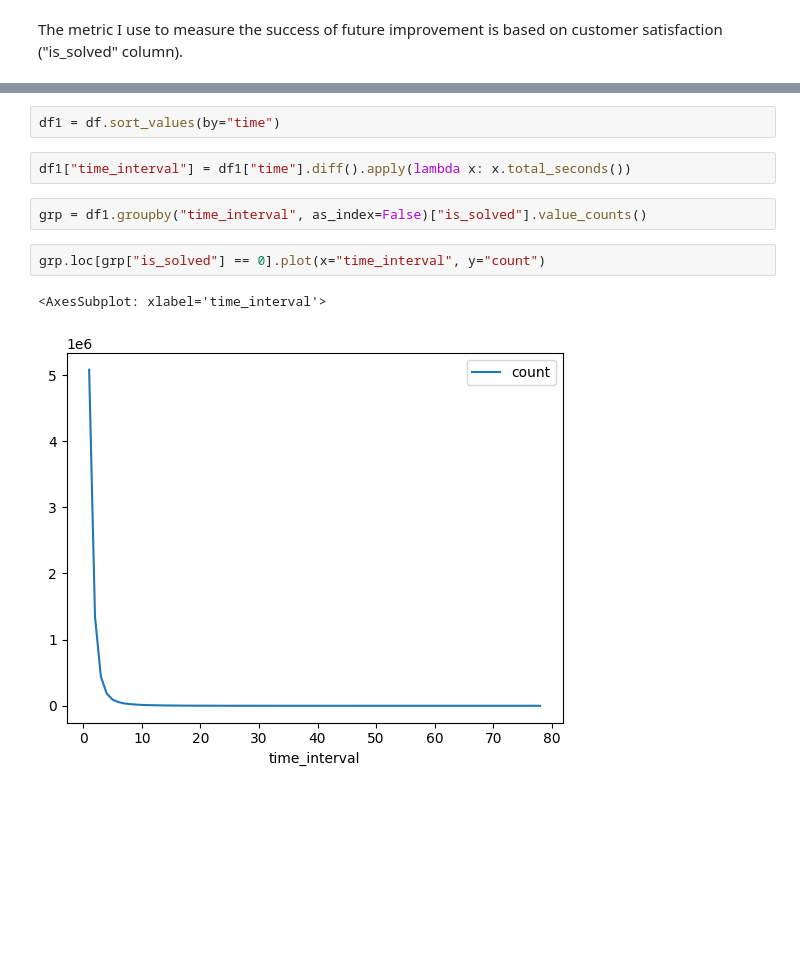
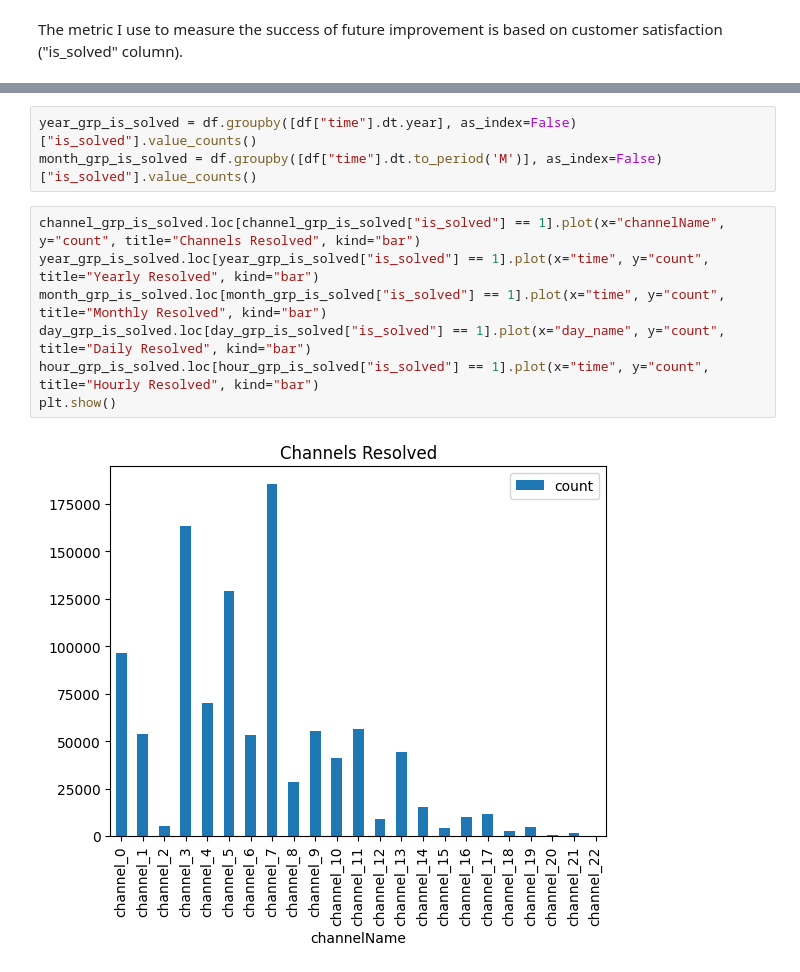
Before and after one commit to adrioui/data-exploration, a Jupyter notebook: Data Exploration.ipynb, the cells around one changed output, grey strips where cells are left out. Drawn from its saved outputs; the diff is of its cells as text; blank space fills up the shorter version.

```diff
--- a/Data Exploration.ipynb
+++ b/Data Exploration.ipynb
@@ -295,11 +285,12 @@ plt.show()
-# %%
-df1 = df.sort_values(by="time")
-# %%
-df1["time_interval"] = df1["time"].diff().apply(lambda x: x.total_seconds())
-# %%
-grp = df1.groupby("time_interval", as_index=False)["is_solved"].value_counts()
-# %%
-grp.loc[grp["is_solved"] == 0].plot(x="time_interval", y="count")
-# %% [output]
-<AxesSubplot: xlabel='time_interval'>
-[figure, removed]
+# %%
+year_grp_is_solved = df.groupby([df["time"].dt.year], as_index=False)["is_solved"].value_counts()
+month_grp_is_solved = df.groupby([df["time"].dt.to_period('M')], as_index=False)["is_solved"].value_counts()
+# %%
+channel_grp_is_solved.loc[channel_grp_is_solved["is_solved"] == 1].plot(x="channelName", y="count", title="Channels Resolved", kind="bar")
+year_grp_is_solved.loc[year_grp_is_solved["is_solved"] == 1].plot(x="time", y="count", title="Yearly Resolved", kind="bar")
+month_grp_is_solved.loc[month_grp_is_solved["is_solved"] == 1].plot(x="time", y="count", title="Monthly Resolved", kind="bar")
+day_grp_is_solved.loc[day_grp_is_solved["is_solved"] == 1].plot(x="day_name", y="count", title="Daily Resolved", kind="bar")
+hour_grp_is_solved.loc[hour_grp_is_solved["is_solved"] == 1].plot(x="time", y="count", title="Hourly Resolved", kind="bar")
+plt.show()
+# %% [output]
+[figure, added]
```
Also changed, not shown: parts of 6 cells of this notebook.
